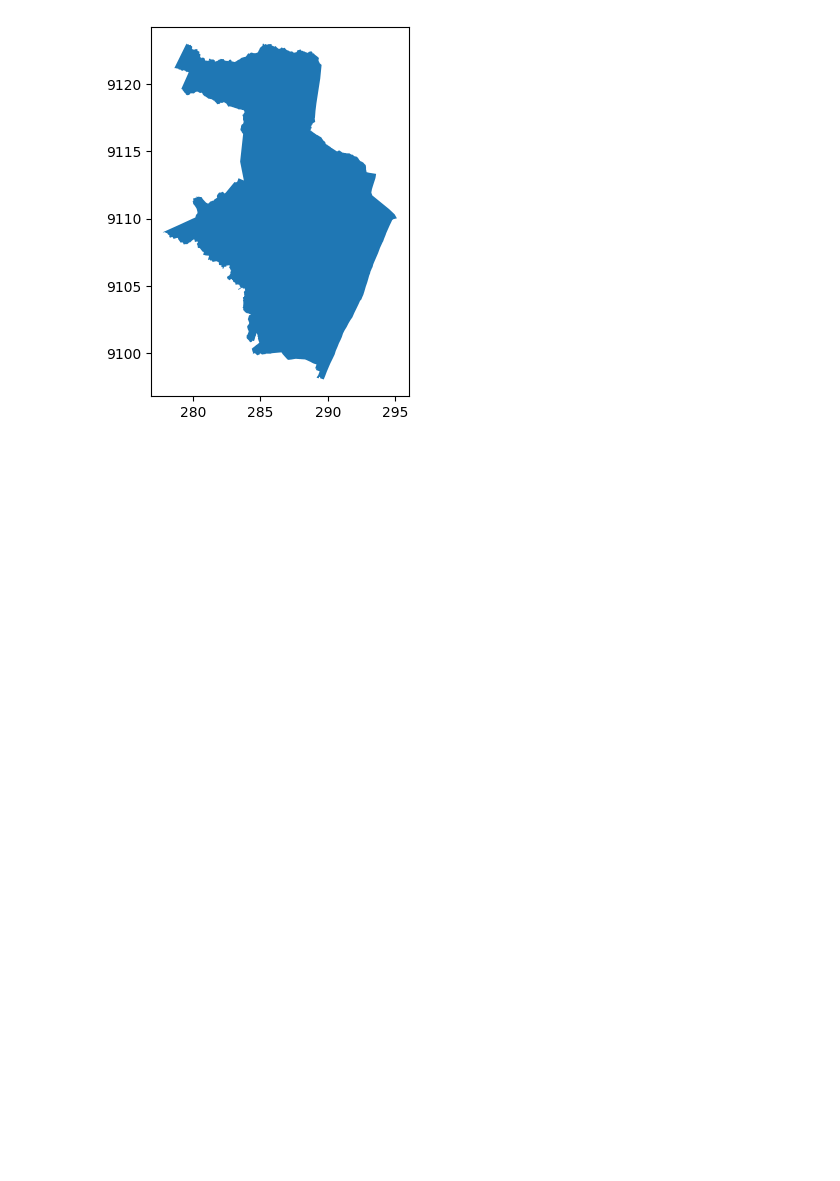
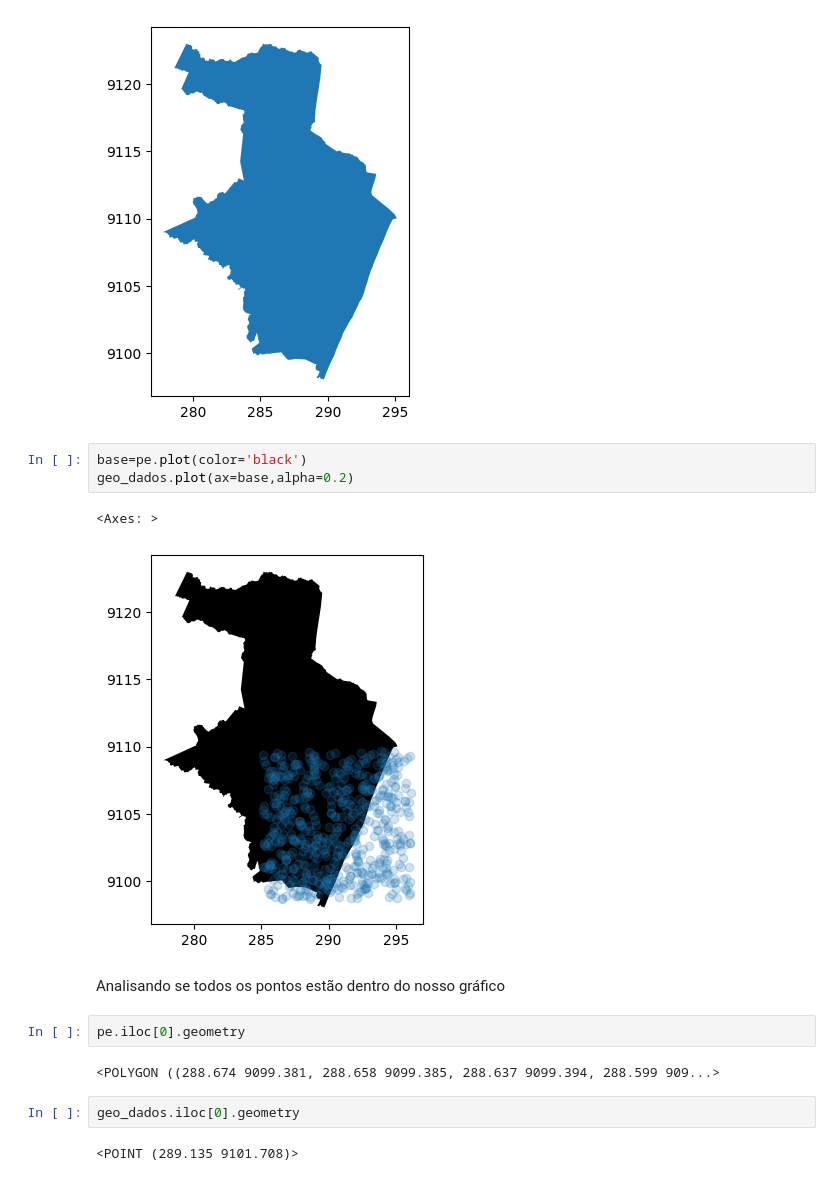
Before and after one commit to Jgabriel1800/an-lise-grafica-Recife, a Jupyter notebook: analise_geografica.ipynb, the cells around one changed output. Saved outputs shown, nothing was run; the diff lists cells and outputs as text; blank space fills up the shorter version.

```diff
--- a/analise_geografica.ipynb
+++ b/analise_geografica.ipynb
@@ -166,3 +167,19 @@ pe.plot()
 # %% [output]
 <Axes: >
 [figure]
+# %%
+base=pe.plot(color='black')
+geo_dados.plot(ax=base,alpha=0.2)
+# %% [output]
+<Axes: >
+[figure, added]
+# %% [markdown]
+Analisando se todos os pontos estão dentro do nosso gráfico
+# %%
+pe.iloc[0].geometry
+# %% [output]
+<POLYGON ((288.674 9099.381, 288.658 9099.385, 288.637 9099.394, 288.599 909...>
+# %%
+geo_dados.iloc[0].geometry
+# %% [output]
+<POINT (289.135 9101.708)>
```
Also changed, not shown: parts of 10 cells of this notebook.
